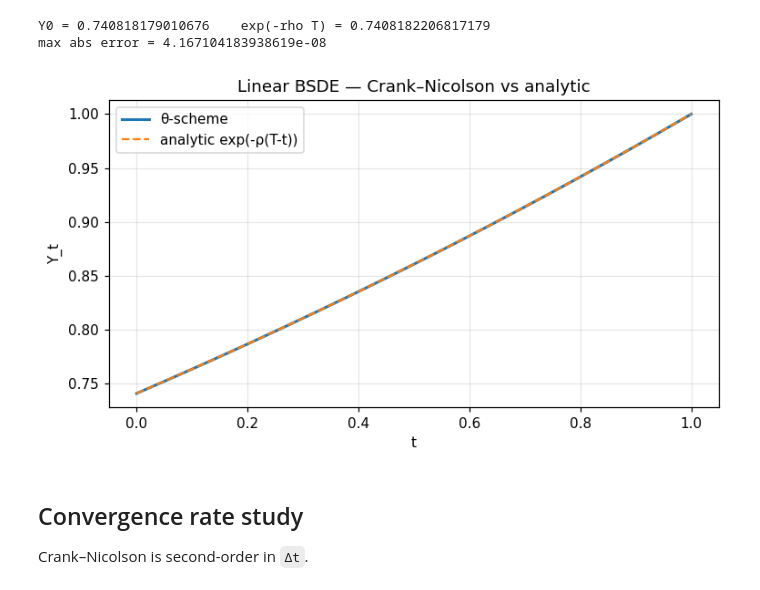
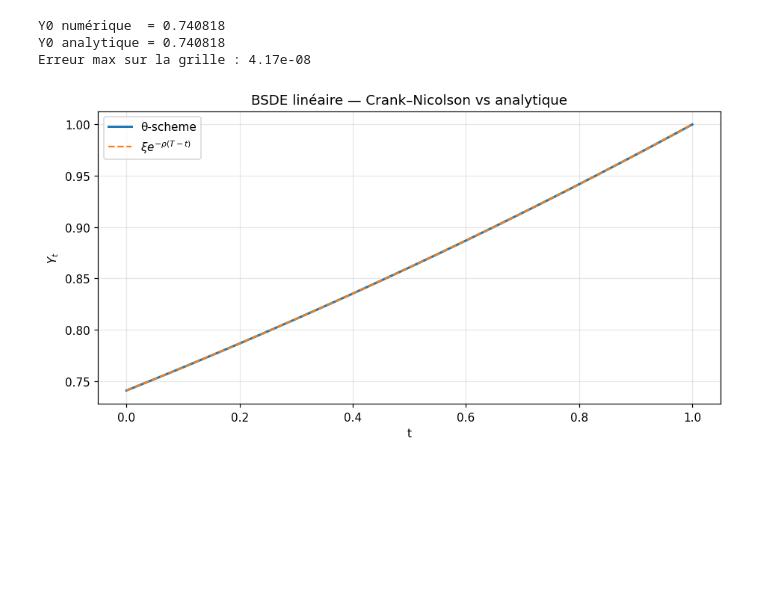
Before and after one commit to ThotDjehuty/optimiz-rs, a Jupyter notebook: examples/notebooks/10_bsde.ipynb, the cells around one changed output. Saved outputs shown, nothing was run; the diff lists cells and outputs as text; code cells hidden in the pictures; blank space fills up the shorter version.

```diff
--- a/examples/notebooks/10_bsde.ipynb
+++ b/examples/notebooks/10_bsde.ipynb
@@ -6,5 +12,7 @@ Generic CPU-only Crank–Nicolson scheme for linear backward stochastic differen
 import numpy as np
 import matplotlib.pyplot as plt
 from optimizr import _core as opt
-plt.rcParams['figure.figsize'] = (7, 4)
+plt.rcParams['figure.figsize'] = (8.5, 4.5)
 plt.rcParams['figure.dpi'] = 110
+plt.rcParams['axes.grid'] = True
+plt.rcParams['grid.alpha'] = 0.3
@@ -15,29 +37,23 @@ With $a(t) \equiv -\rho$, $b = c = 0$ and $Y_T = 1$ the analytic deterministic s
 # %%
-rho = 0.3
-T   = 1.0
-res = opt.linear_bsde_constant_coeffs(
-    a_const=-rho, b_const=0.0, c_const=0.0,
-    terminal=1.0, n_steps=200, t_horizon=T, theta=0.5,
-)
+rho, T, n = 0.3, 1.0, 200
+res = opt.linear_bsde_constant_coeffs(-rho, 0.0, 0.0, 1.0, n, T, 0.5)
 tg = np.array(res['time_grid'])
 yg = np.array(res['y'])
 analytic = np.exp(-rho * (T - tg))
-print('Y0 =', yg[0], '   exp(-rho T) =', analytic[0])
-print('max abs error =', float(np.max(np.abs(yg - analytic))))
+err = float(np.max(np.abs(yg - analytic)))
+print(f"Y0 numérique  = {yg[0]:.6f}")
+print(f"Y0 analytique = {analytic[0]:.6f}")
+print(f"Erreur max sur la grille : {err:.2e}")
+
+fig, ax = plt.subplots()
+ax.plot(tg, yg, lw=2, label='θ-scheme')
+ax.plot(tg, analytic, '--', lw=1.5, label=r'$\xi e^{-\rho(T-t)}$')
+ax.set_xlabel('t'); ax.set_ylabel(r'$Y_t$')
+ax.set_title("BSDE linéaire — Crank–Nicolson vs analytique")
+ax.legend()
+fig.tight_layout(); plt.show()
 # %% [output]
-Y0 = 0.740818179010676    exp(-rho T) = 0.7408182206817179
-max abs error = 4.167104183938619e-08
+Y0 numérique  = 0.740818
+Y0 analytique = 0.740818
+Erreur max sur la grille : 4.17e-08
+[figure, added]
-# %%
-fig, ax = plt.subplots()
-ax.plot(tg, yg, label='θ-scheme', lw=2)
-ax.plot(tg, analytic, '--', label='analytic exp(-ρ(T-t))')
-ax.set_xlabel('t'); ax.set_ylabel('Y_t')
-ax.set_title('Linear BSDE — Crank–Nicolson vs analytic')
-ax.legend(); ax.grid(alpha=0.3)
-fig.tight_layout(); plt.show()
-# %% [output]
-[figure, removed]
-# %% [markdown]
-## Convergence rate study
-
-Crank–Nicolson is second-order in `Δt`.
```
Also changed, not shown: parts of 12 cells of this notebook, 17 other files.
